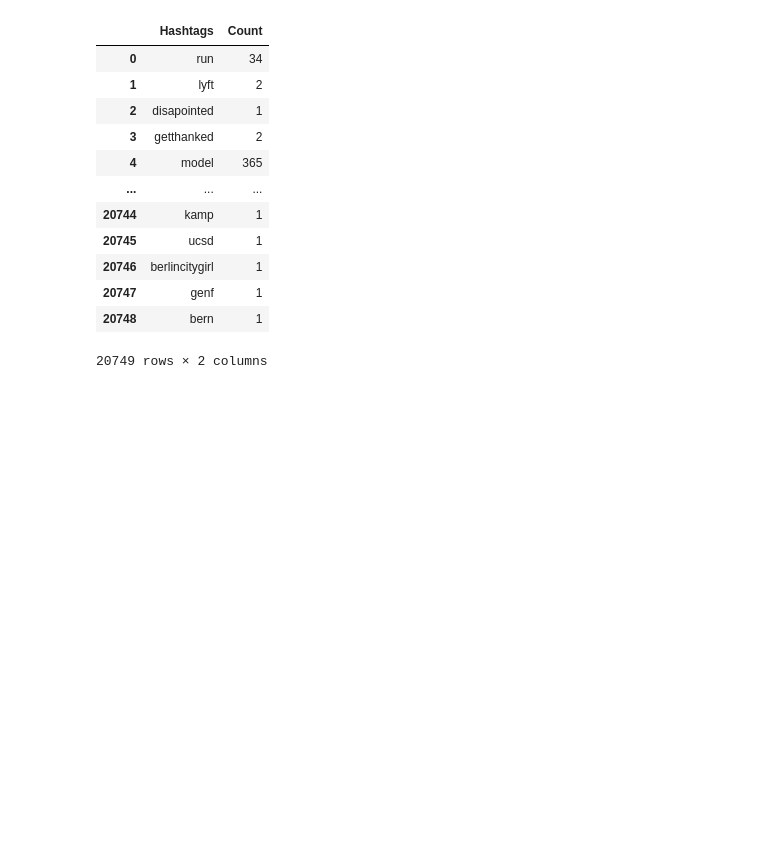
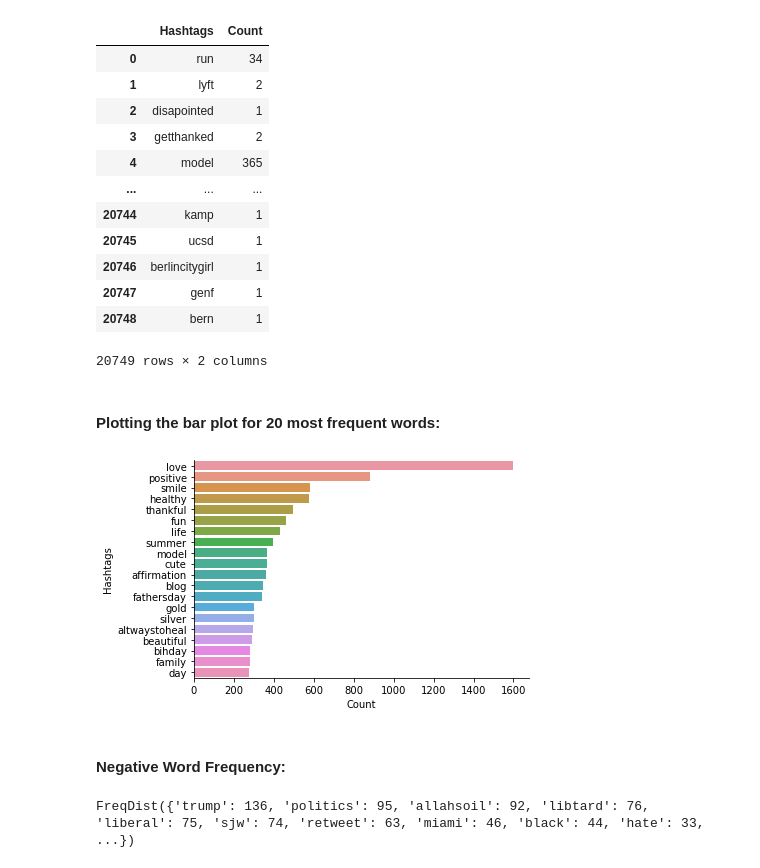
Before and after one commit to vijit-kala/Social-Media-Sentiment-Analysis-Using-Machine-Learning, a Jupyter notebook: main.ipynb, the cells around one changed output. Drawn from its saved outputs; the diff is of its cells as text; code cells hidden in the pictures; blank space fills up the shorter version.

```diff
--- a/main.ipynb
+++ b/main.ipynb
@@ -249,3 +337,20 @@ positive_df
 | 20747 | genf | 1 |
 | 20748 | bern | 1 |
 20749 rows × 2 columns
+# %% [markdown]
+#### Plotting the bar plot for 20 most frequent words:
+# %%
+positive_df_plot = positive_df.nlargest(20,columns='Count')
+
+sns.barplot(data=positive_df_plot,y='Hashtags',x='Count')
+sns.despine()
+# %% [output]
+[figure, added]
+# %% [markdown]
+#### Negative Word Frequency:
+# %%
+negative_word_freq = nltk.FreqDist(negative_hashtags_unnest)
+
+negative_word_freq
+# %% [output]
+FreqDist({'trump': 136, 'politics': 95, 'allahsoil': 92, 'libtard': 76, 'liberal': 75, 'sjw': 74, 'retweet': 63, 'miami': 46, 'black': 44, 'hate': 33, ...})
```
Also changed, not shown: parts of 54 cells of this notebook.
